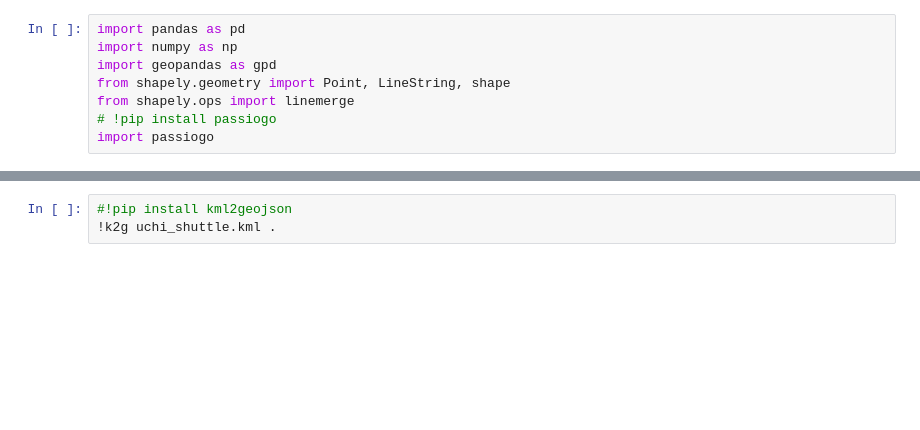
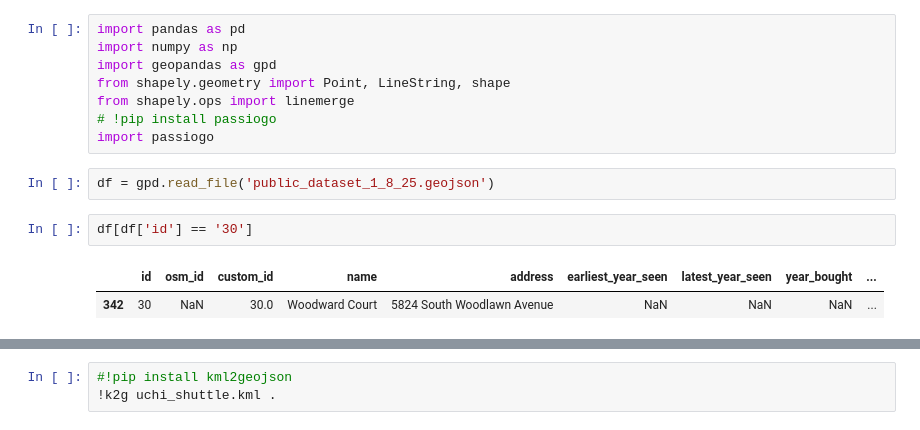
Before and after one commit to chicagomaroon/data-visualizations, a Jupyter notebook: 2024/property-scroller/data/data.ipynb, the cells around one changed output, grey strips where cells are left out. Drawn from its saved outputs; the diff is of its cells as text; blank space fills up the shorter version.

```diff
--- a/2024/property-scroller/data/data.ipynb
+++ b/2024/property-scroller/data/data.ipynb
@@ -6,3 +6,10 @@ from shapely.geometry import Point, LineString, shape
 from shapely.ops import linemerge
 # !pip install passiogo
 import passiogo
+# %%
+df = gpd.read_file('public_dataset_1_8_25.geojson')
+# %%
+df[df['id'] == '30']
+# %% [output]
+|  | id | osm_id | custom_id | name | address | earliest_year_seen | latest_year_seen | year_bought | ... |
+| 342 | 30 | NaN | 30.0 | Woodward Court | 5824 South Woodlawn Avenue | NaN | NaN | NaN | ... |
```
Also changed, not shown: parts of 1 cell of this notebook, 16 other files.
